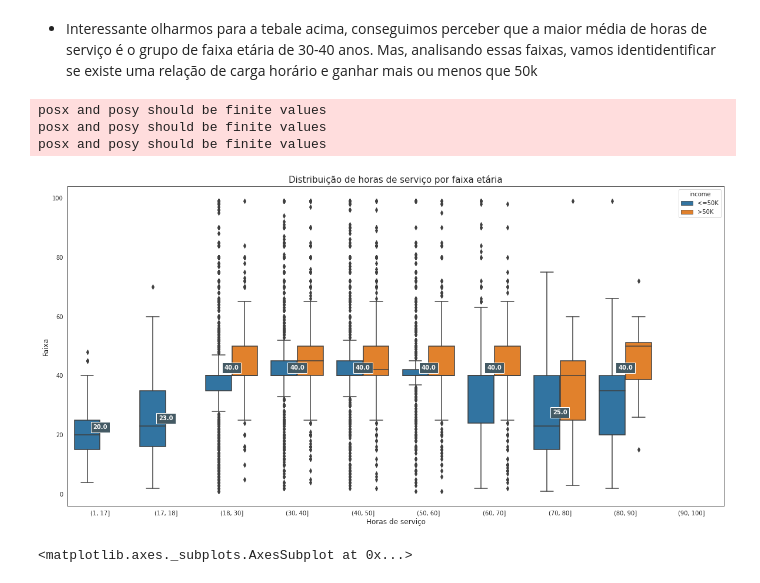
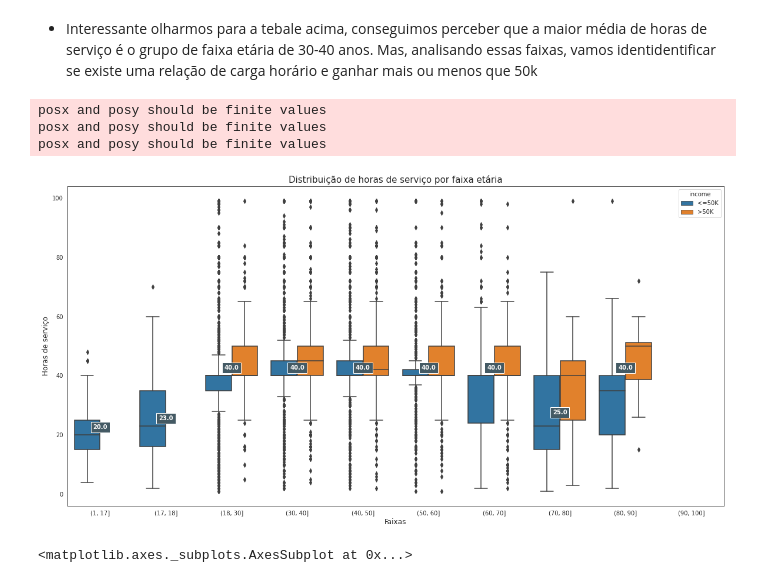
Before and after one commit to wander-asb/Adult-Income, a Jupyter notebook: Avaliacao_de_rendas.ipynb, the cells around one changed output. Drawn from its saved outputs; the diff is of its cells as text; code cells hidden in the pictures.

```diff
--- a/Avaliacao_de_rendas.ipynb
+++ b/Avaliacao_de_rendas.ipynb
@@ -148,23 +148,23 @@ df.groupby('age_bins').agg({'hours.per.week':'mean',
 # %%
 sn.set_style("white")
 f, ax = plt.subplots(figsize=(20, 10))
 box_plot = sn.boxplot(x="age_bins", y="hours.per.week", hue='income', data=df)
 
 medians = df.groupby(['age_bins'])['hours.per.week'].median()
 vertical_offset = df['hours.per.week'].median() * 0.05 # offset from median for display
 
 for xtick in box_plot.get_xticks():
     box_plot.text(xtick,medians[xtick] + vertical_offset,medians[xtick],
             horizontalalignment='center', size=10, color='w', weight='semibold', bbox=dict(facecolor='#445A64'))
 ax.set_title('Distribuição de horas de serviço por faixa etária', fontsize=15)
-ax.set_xlabel('Horas de serviço', fontsize=12)
-ax.set_ylabel('Faixa', fontsize=12)
+ax.set_xlabel('Faixas', fontsize=12)
+ax.set_ylabel('Horas de serviço', fontsize=12)
 ax;
 # %% [output]
 posx and posy should be finite values
 posx and posy should be finite values
 posx and posy should be finite values
-[figure, old version]
+[figure, new version]
 # %%
 f, ax = plt.subplots(figsize=(20, 10))
 sn.countplot(y='occupation', hue='income', data=df, orient='h')
```
Also changed, not shown: parts of 13 cells of this notebook.
